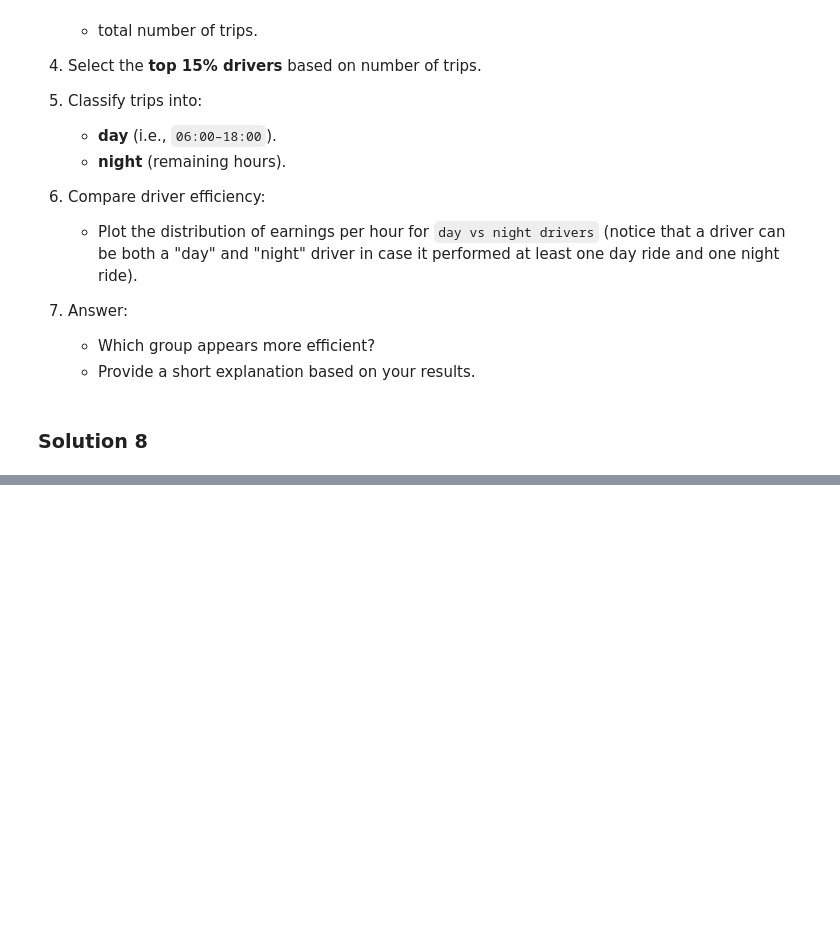
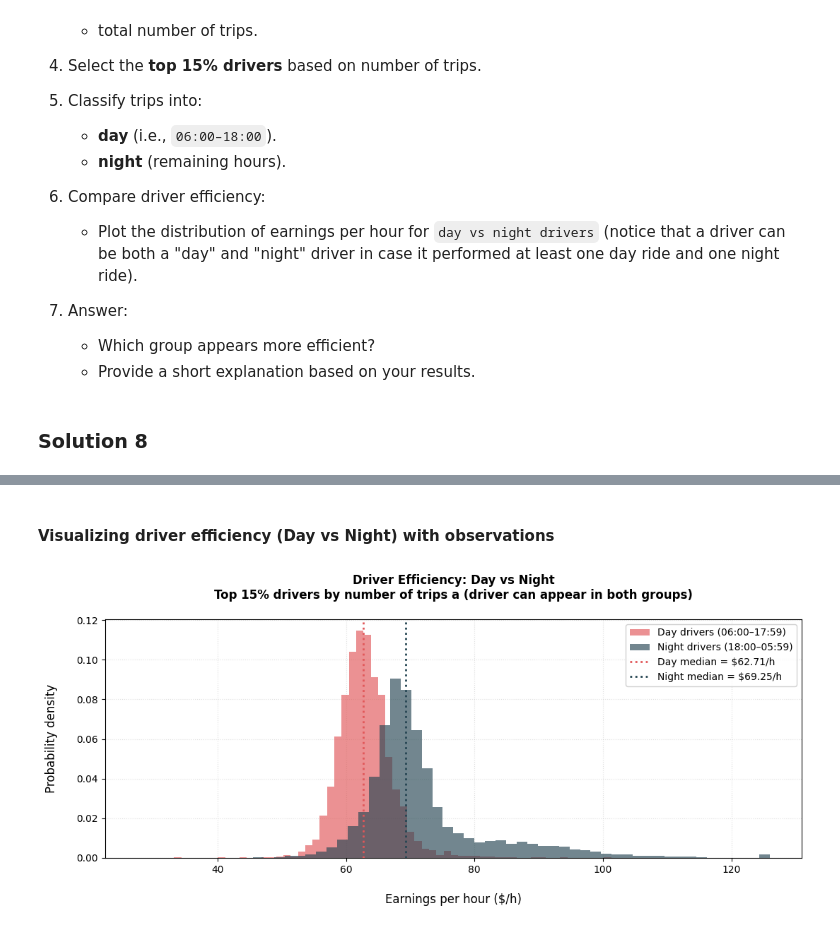
Before and after one commit to alegue4/VisualAnalytics_Assignment3, a Jupyter notebook: GuerrisiAlessandro_Assignment3.ipynb, the cells around one changed output, grey strips where cells are left out. Drawn from its saved outputs; the diff is of its cells as text; code cells hidden in the pictures; blank space fills up the shorter version.

```diff
--- a/GuerrisiAlessandro_Assignment3.ipynb
+++ b/GuerrisiAlessandro_Assignment3.ipynb
@@ -1302,0 +1425,14 @@ Analyze driver performance using earnings efficiency:
+# %%
+# Adding time_of_day column to df_filtered, with value "day" if the trip started between 6:00 (inclusive) and 18:00 (exclusive),
+# and "night" otherwise.
+df_filtered = df_filtered.with_columns(
+    pl.when(
+        (pl.col("hour") >= 6) & (pl.col("hour") < 18)
+    )
+    .then(pl.lit("day"))
+    .otherwise(pl.lit("night"))
+    .alias("time_of_day")
+)
+
+print("Dataframe with time_of_day column added:")
+display(df_filtered.select(["hack_license", "pickup_datetime", "dropoff_datetime", "hour", "time_of_day"]).head(20))
@@ -1302,0 +1572,43 @@ Analyze driver performance using earnings efficiency:
+# %% [markdown]
+#### Visualizing driver efficiency (Day vs Night) with observations
+# %%
+# Defining colors for the histograms and median lines to improve readability and visual
+# distinction between day and night drivers.
+DAY_COLOR   = "#E15759"
+NIGHT_COLOR = "#264653"
+
+# Getting the median lines
+day_median = float(np.median(day_arr))
+night_median = float(np.median(night_arr))
+
+# Creating the histogram plot with Matplotlib, showing the distribution of earnings_per_hour for day and night drivers,
+# with different colors and median lines for better comparison.
+fig, ax = plt.subplots(figsize=(11, 5))
+ax.hist(day_arr, bins=60, density=True, alpha=0.65,
+        color=DAY_COLOR, label="Day drivers (06:00–17:59)", zorder=3)
+ax.hist(night_arr, bins=60, density=True, alpha=0.65,
+        color=NIGHT_COLOR, label="Night drivers (18:00–05:59)", zorder=3)
+
+ax.axvline(day_median,   color=DAY_COLOR,   linewidth=2.0,
+           linestyle=":", zorder=4,
+           label=f"Day median = ${day_median:.2f}/h")
+ax.axvline(night_median, color=NIGHT_COLOR, linewidth=2.0,
+           linestyle=":",  zorder=4,
+           label=f"Night median = ${night_median:.2f}/h")
+
+ax.set_xlabel("\nEarnings per hour ($/h)", fontsize=12)
+ax.set_ylabel("Probability density\n", fontsize=12)
+ax.set_title(
+    "Driver Efficiency: Day vs Night\n"
+    "Top 15% drivers by number of trips a (driver can appear in both groups)\n",
+    fontsize=12, fontweight="bold",
+)
+
+
+ax.legend(fontsize=10, framealpha=0.9)
+ax.grid(True, linestyle=":", alpha=0.4, zorder=0)
+
+plt.tight_layout()
+plt.show()
+# %% [output]
+[figure, added]
```
Also changed, not shown: parts of 25 cells of this notebook.
